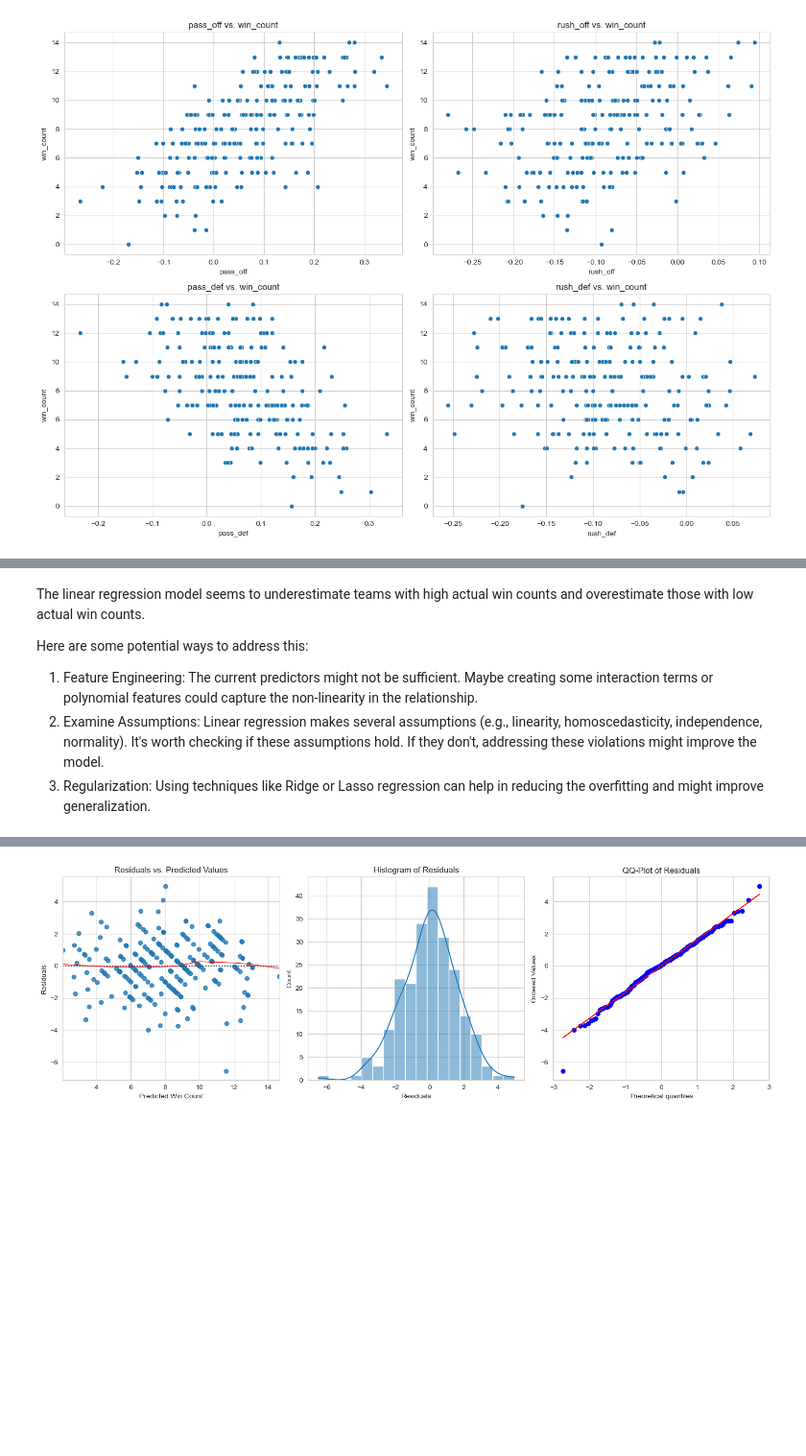
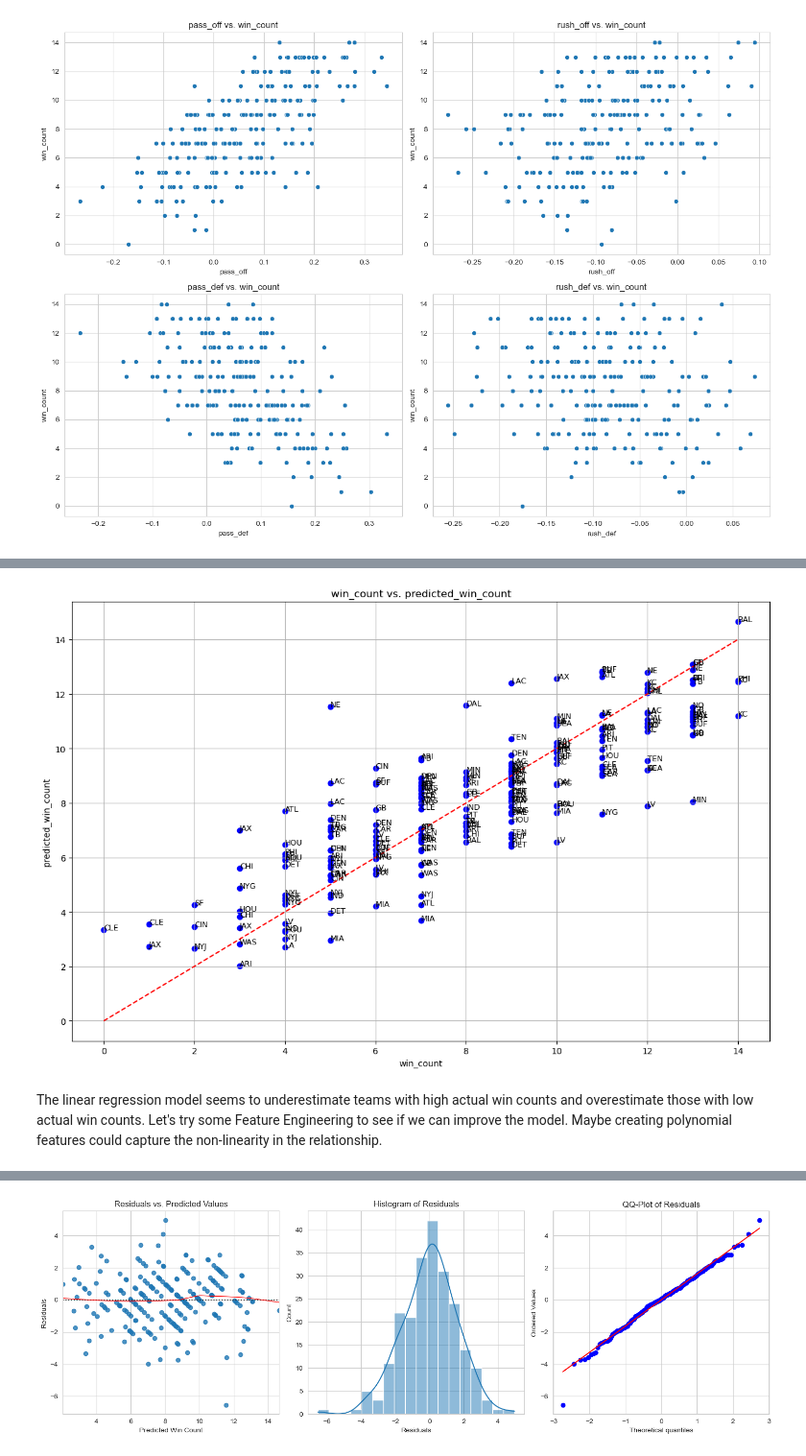
Before and after one commit to gbellamy512/projects, a Jupyter notebook: epa_eda.ipynb, the cells around one changed output, grey strips where cells are left out. Shown at 96% size. Saved outputs shown, nothing was run; the diff lists cells and outputs as text; code cells hidden in the pictures; blank space fills up the shorter version.

```diff
--- a/epa_eda.ipynb
+++ b/epa_eda.ipynb
@@ -303,20 +242,3 @@ plt.tight_layout()
 plt.show()
 # %% [output]
 [figure]
-# %%
-df = pd.read_csv('delete.csv')
-
-df['predicted_win_count'] = model_refined.predict(X_refined)
-df['residuals'] = df['win_count'] - df['predicted_win_count']
-
-fig, axes = plt.subplots(1, 2, figsize=(15, 6))
-
-sns.scatterplot(data=df, x='predicted_win_count', y='residuals', ax=axes[0])
-axes[0].set_title('Residuals vs. Predicted Values')
-axes[0].axhline(y=0, color='r', linestyle='--')
-
-sns.histplot(data=df, x='residuals', kde=True, ax=axes[1])
-axes[1].set_title('Distribution of Residuals')
-
-plt.tight_layout()
-plt.show()
@@ -405,7 +264,13 @@ plt.show()
+# %%
+from sklearn.linear_model import LinearRegression
+from sklearn.metrics import mean_squared_error
+
+model_original = LinearRegression()
+model_original.fit(X, y)
+df['predicted_win_count'] = model_original.predict(X)
+
+chart_preds(df.copy())
+# %% [output]
+[figure, added]
 # %% [markdown]
-The linear regression model seems to underestimate teams with high actual win counts and overestimate those with low actual win counts.
-
-Here are some potential ways to address this:
-1. Feature Engineering: The current predictors might not be sufficient. Maybe creating some interaction terms or polynomial features could capture the non-linearity in the relationship.
-2. Examine Assumptions: Linear regression makes several assumptions (e.g., linearity, homoscedasticity, independence, normality). It's worth checking if these assumptions hold. If they don't, addressing these violations might improve the model.
-3. Regularization: Using techniques like Ridge or Lasso regression can help in reducing the overfitting and might improve generalization.
+The linear regression model seems to underestimate teams with high actual win counts and overestimate those with low actual win counts. Let's try some Feature Engineering to see if we can improve the model. Maybe creating polynomial features could capture the non-linearity in the relationship.
```
Also changed, not shown: parts of 21 cells of this notebook.
